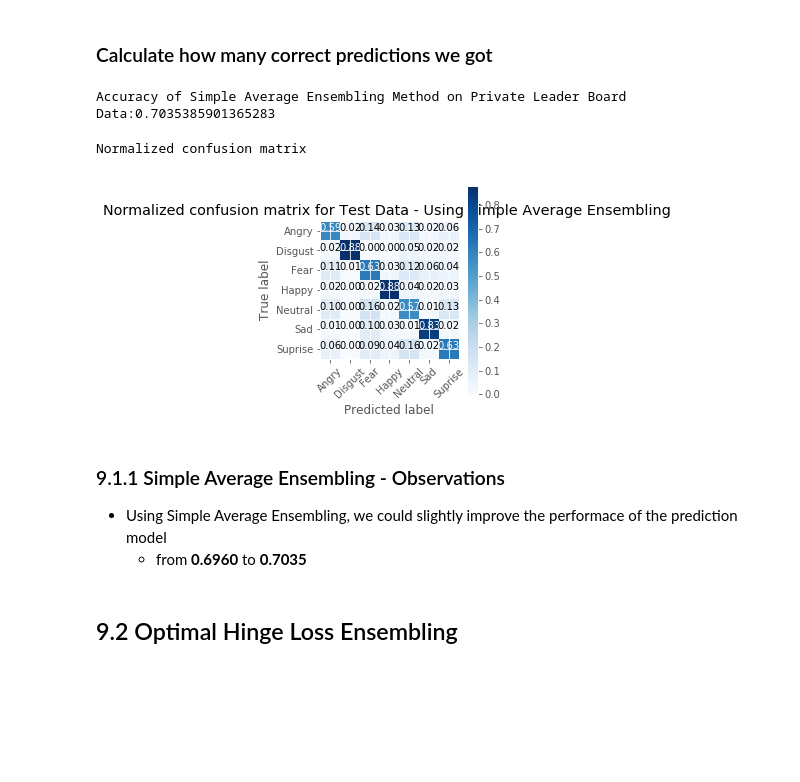
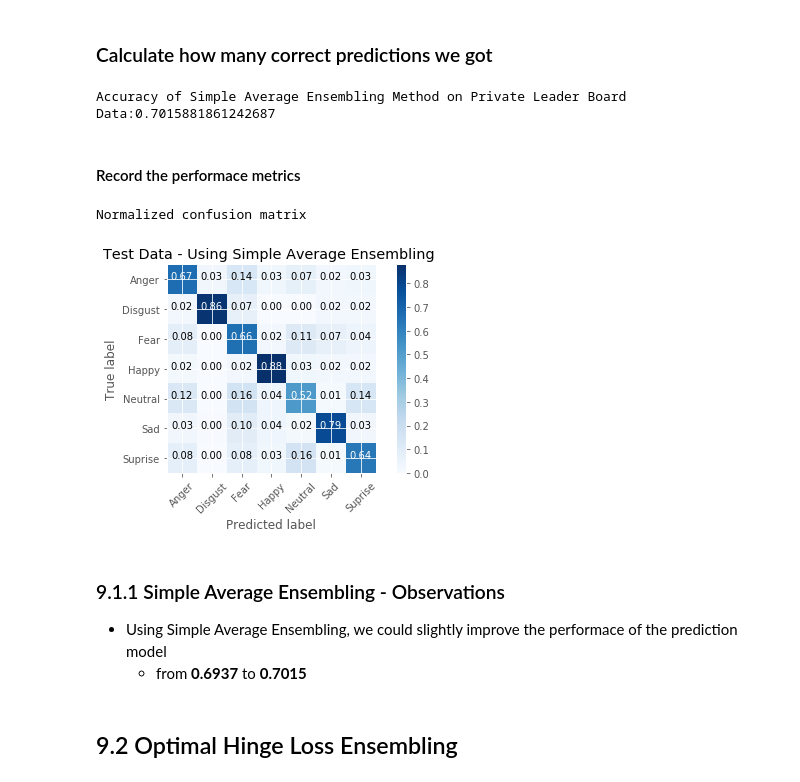
Before and after one commit to TonyIssacJames/FacialExpressionRecognition, a Jupyter notebook: Averaging_try_09_v4.ipynb, the cells around one changed output. Cells and saved outputs as stored; diff of their text form; code cells hidden in the pictures; blank space fills up the shorter version.

```diff
--- a/Averaging_try_09_v4.ipynb
+++ b/Averaging_try_09_v4.ipynb
@@ -422,17 +453,17 @@ class HelperDataProcessing:
         X_train, y_train, X_val, y_val  = HelperDataProcessing.load_data()
 
         for i in range(len(X_train)):
-            X_train[i] = (array(X_train[i])).reshape(48, 48, 1)
+            X_train[i] = (np.array(X_train[i])).reshape(48, 48, 1)
 
-        X_train= array(X_train)
+        X_train= np.array(X_train)
 
         for i in range(len(X_val)):
-            X_val[i] = (array(X_val[i])).reshape(48, 48, 1)
+            X_val[i] = (np.array(X_val[i])).reshape(48, 48, 1)
 
-        X_val= array(X_val)
+        X_val= np.array(X_val)
 
-        y_train = array(y_train)
-        y_val   = array(y_val)
+        y_train = np.array(y_train)
+        y_val   = np.array(y_val)
 
         # Convert 1-dimensional class arrays to 10-dimensional class matrices
         Y_train = np_utils.to_categorical(y_train, 7)
@@ -446,9 +477,9 @@ class HelperDataProcessing:
         X_private_test, y_private_test  = HelperDataProcessing.load_test_data()
 
         for i in range(len(X_private_test)):
-            X_private_test[i] = (array(X_private_test[i])).reshape(48, 48, 1)
+            X_private_test[i] = (np.array(X_private_test[i])).reshape(48, 48, 1)
 
-        X_private_test= array(X_private_test)
+        X_private_test= np.array(X_private_test)
         Y_private_test = np_utils.to_categorical(y_private_test, 7)
 
         return X_private_test, Y_private_test
@@ -478,9 +509,9 @@ def predict_prob(number,test_set_x,model):
 
     #Covert the data to Numpy format
     for i in range(len(data_p)):
-        data_p[i] = (array(data_p[i])).reshape(48, 48, 1)
+        data_p[i] = (np.array(data_p[i])).reshape(48, 48, 1)
 
-    X_private_test= array(data_p)
+    X_private_test= np.array(data_p)
 
     proba = model.predict_proba(X_private_test)
     return proba
@@ -1054,6 +1090,7 @@ Private Leader Board Test accuracy: 0.6960156032487057
 # %%
 Y_train_pred = model.predict_proba(X_train)
 Y_val_pred   = model.predict_proba(X_val)
+Y_test_pred  = model.predict_proba(X_private_test)
 # %%
 y_true_train = []
 y_pred_train = []
@@ -1076,6 +1113,17 @@ for row in Y_val:
 for row in Y_val_pred:
     a = numpy.argmax(row) #return tY_train_predhe indices of the maximum values along the axis
     y_pred_val.append(a)
+# %%
+y_true_test = []
+y_pred_test = []
+
+for row in Y_private_test:
+    a = numpy.argmax(row) #return the indices of the maximum values along the axis
+    y_true_test.append(a)
+
+for row in Y_test_pred:
+    a = numpy.argmax(row) #return tY_train_predhe indices of the maximum values along the axis
+    y_pred_test.append(a)
 # %%
 cnf_matrix_train     = confusion_matrix(y_true_train, y_pred_train)
 cnf_matrix_val       = confusion_matrix(y_true_val, y_pred_val)
@@ -1130,4 +1191,6 @@ count_correct = np.sum(Y_SA_Ense_pred == private_set_y)
 # %%
-print("Accuracy of Simple Average Ensembling Method on Private Leader Board Data:"+str((float(count_correct)/len(Y_SA_Ense_pred))))
+print("Accuracy of Simple Average Ensembling Method on Private Leader Board Data:"+str(Y_SA_Ense_accuracy))
 # %% [output]
-Accuracy of Simple Average Ensembling Method on Private Leader Board Data:0.7035385901365283
+Accuracy of Simple Average Ensembling Method on Private Leader Board Data:0.7015881861242687
+# %% [markdown]
+#### Record the performace metrics
@@ -1134,17 +1199,17 @@ Accuracy of Simple Average Ensembling Method on Private Leader Board Data:0.7035
 # %%
 cnf_matrix_SA_ense     = confusion_matrix(Y_SA_Ense_pred, private_set_y)
 
 plt.figure()
 plot_confusion_matrix(cnf_matrix_SA_ense, classes=Facial_Expressions, normalize=True,
-                      title='Normalized confusion matrix for Test Data - Using Simple Average Ensembling ')
+                      title='Test Data - Using Simple Average Ensembling ')
 # %% [output]
 Normalized confusion matrix
-[figure, old version]
+[figure, new version]
 # %% [markdown]
 ### 9.1.1 Simple Average Ensembling - Observations
 
 - Using Simple Average Ensembling, we could  slightly improve the performace of the prediction model
-    - from **0.6960** to **0.7035**
+    - from **0.6937** to **0.7015**
 # %% [markdown]
 ## 9.2 Optimal Hinge Loss Ensembling
 # %% [markdown]
```
Also changed, not shown: parts of 49 cells of this notebook.
